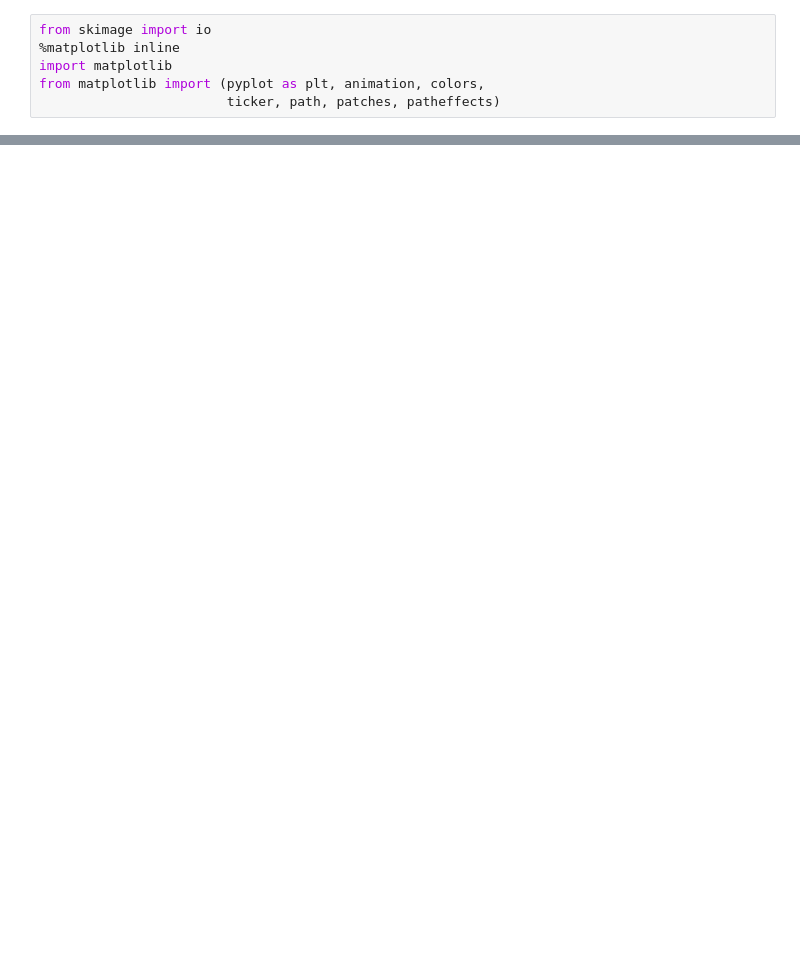
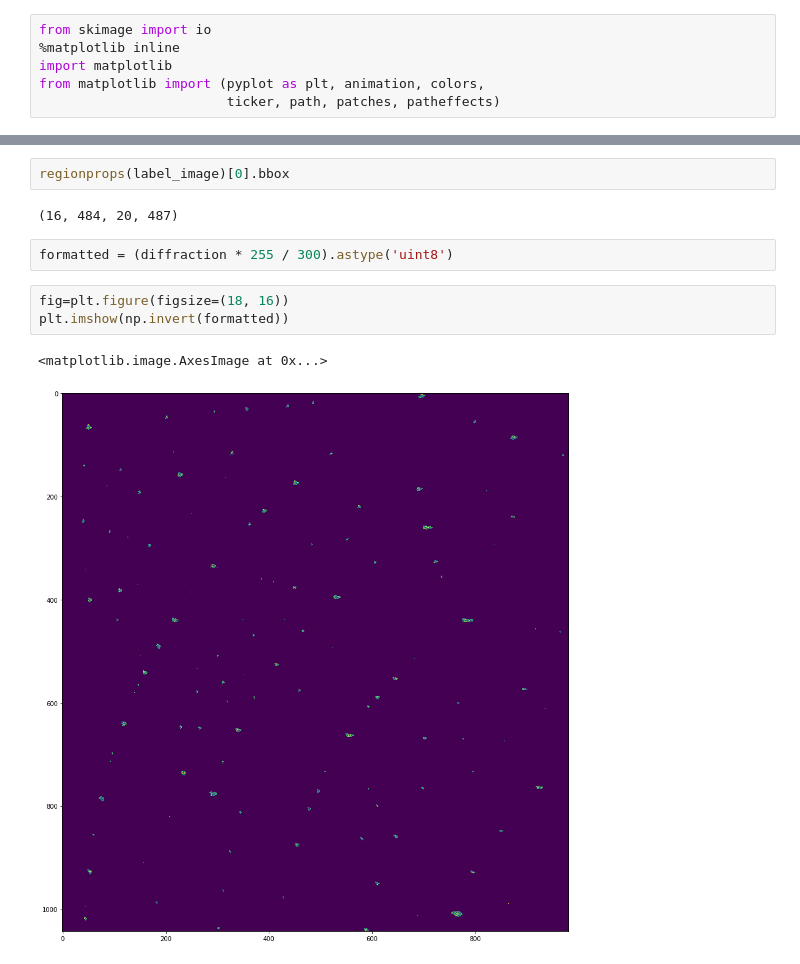
Before and after one commit to caay93/Laue_diffraction, a Jupyter notebook: Laue Patterns.ipynb, the cells around one changed output, grey strips where cells are left out. Drawn from its saved outputs; the diff is of its cells as text; blank space fills up the shorter version.

```diff
--- a/Laue Patterns.ipynb
+++ b/Laue Patterns.ipynb
@@ -9,2 +63,14 @@ image = io.imread('./fastline8_seed_00729.tif')
+# %%
+regionprops(label_image)[0].bbox
+# %% [output]
+(16, 484, 20, 487)
+# %%
+formatted = (diffraction * 255 / 300).astype('uint8')
+# %%
+fig=plt.figure(figsize=(18, 16))
+plt.imshow(np.invert(formatted))
+# %% [output]
+<matplotlib.image.AxesImage at 0x...>
+[figure, added]
 # %%
 fig=plt.figure(figsize=(18, 16))
```
Also changed, not shown: parts of 5 cells of this notebook.
